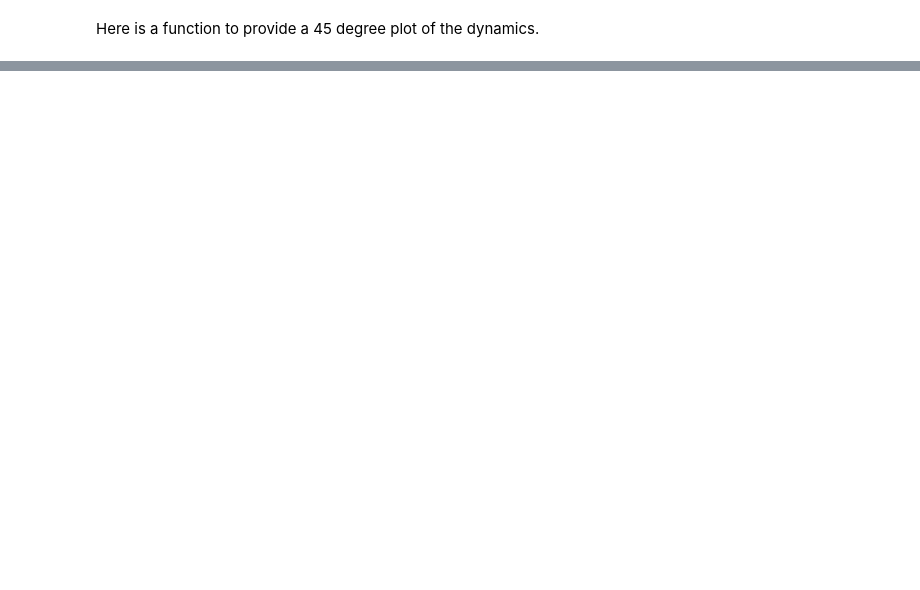
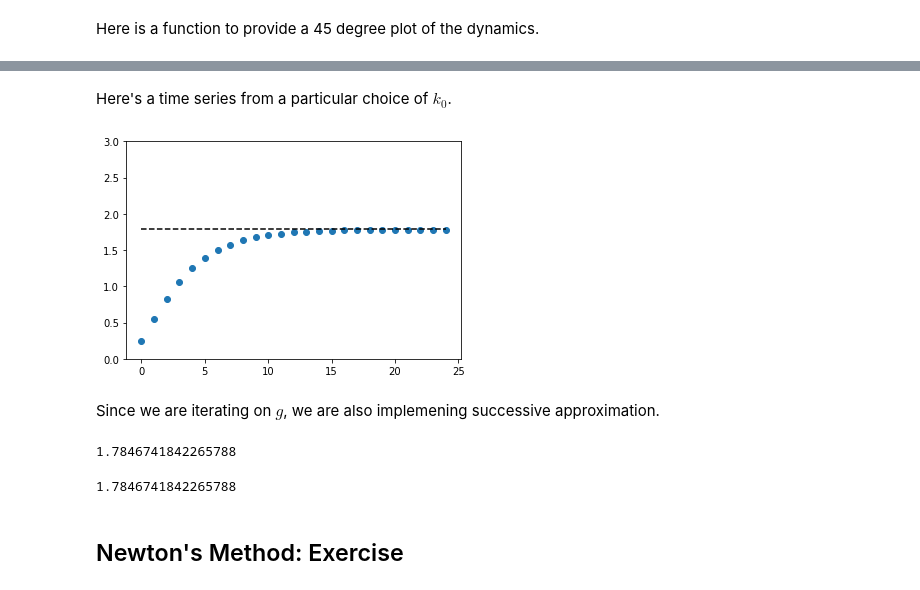
Before and after one commit to jstac/paris_workshop_2022, a Jupyter notebook: part_2/solow_fixed_points.ipynb, the cells around one changed output, grey strips where cells are left out. Drawn from its saved outputs; the diff is of its cells as text; code cells hidden in the pictures; blank space fills up the shorter version.

```diff
--- a/part_2/solow_fixed_points.ipynb
+++ b/part_2/solow_fixed_points.ipynb
@@ -75,0 +88,5 @@ def plot_45(ax, k0=0.5,
+# %%
+params = create_solow_params(α=0.05, δ=0.5)
+fig, ax = plt.subplots(figsize=(8, 8))
+plot_45(params, ax)
+plt.show()
@@ -75,0 +95,38 @@ def plot_45(ax, k0=0.5,
+# %% [markdown]
+Here's a time series from a particular choice of $k_0$.
+# %%
+def compute_iterates(k_0, f, params, n=25):
+    "Compute time series of length n generated by arbitrary function f."
+    k = k_0
+    k_iterates = []
+    for t in range(n):
+        k_iterates.append(k)
+        k = f(k, params)
+    return k_iterates
+# %%
+params = create_solow_params()
+k_0 = 0.25
+k_series = compute_iterates(k_0, g, params)
+k_star = exact_fixed_point(params)
+
+fig, ax = plt.subplots()
+ax.plot(k_series, 'o')
+ax.plot([k_star] * len(k_series), 'k--')
+ax.set_ylim(0, 3)
+plt.show()
+# %% [output]
+[figure, added]
+# %% [markdown]
+Since we are iterating on $g$, we are also implemening successive approximation.
+# %%
+k_series = compute_iterates(k_0, g, params, n=10_000)
+k_star_approx = k_series[-1]
+k_star_approx
+# %% [output]
+1.7846741842265788
+# %%
+k_star
+# %% [output]
+1.7846741842265788
+# %% [markdown]
+## Newton's Method: Exercise
```
Also changed, not shown: parts of 23 cells of this notebook, 9 other files.
